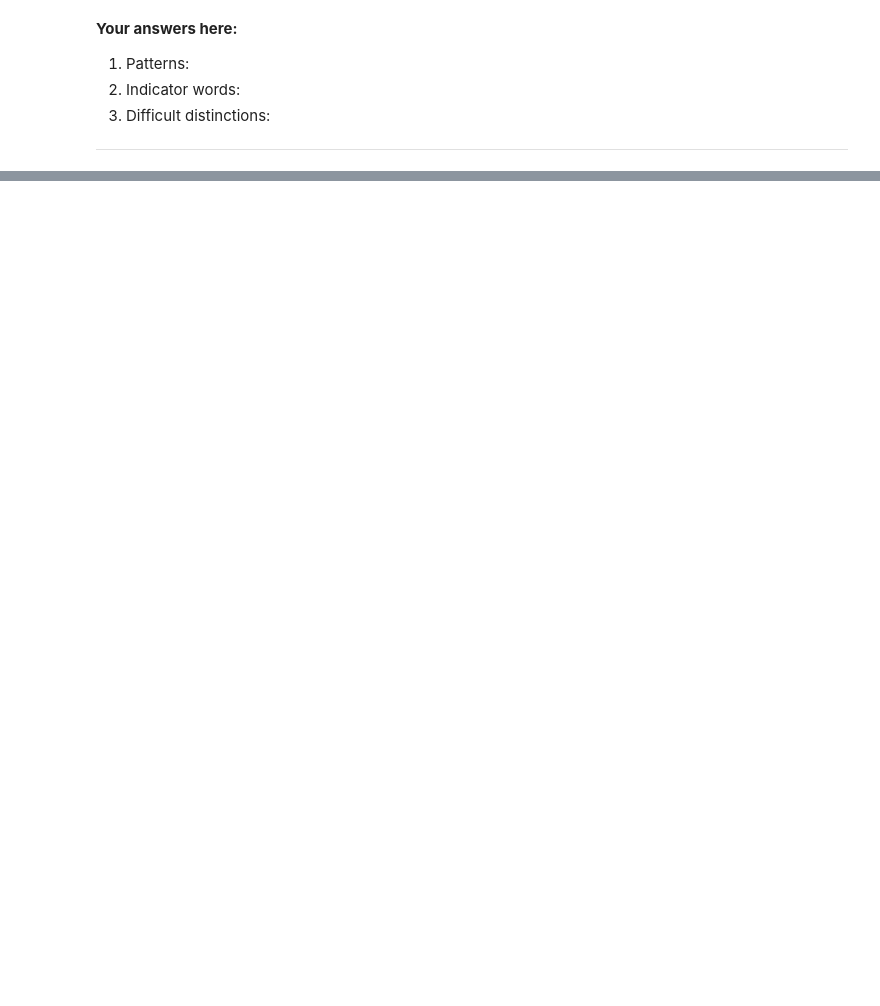
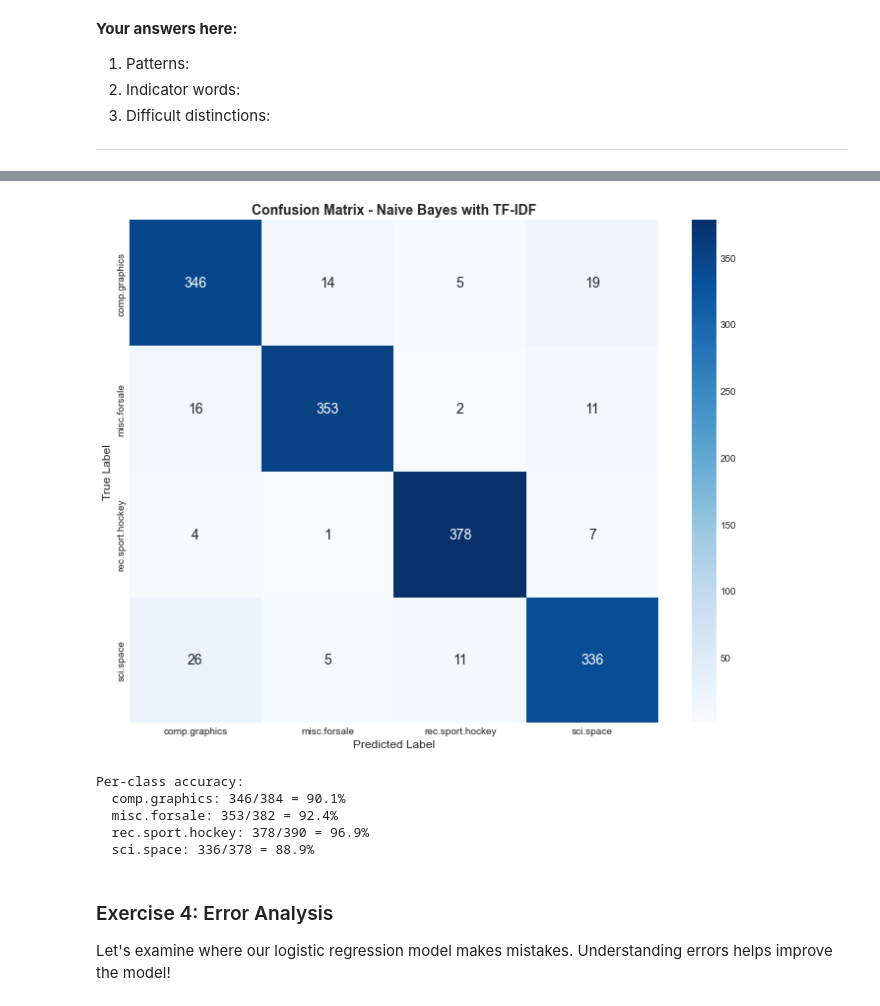
Before and after one commit to ContextLab/llm-course, a Jupyter notebook: slides/week2/xhour_classification_demo.ipynb, the cells around one changed output, grey strips where cells are left out. Saved outputs shown, nothing was run; the diff lists cells and outputs as text; code cells hidden in the pictures; blank space fills up the shorter version.

```diff
--- a/slides/week2/xhour_classification_demo.ipynb
+++ b/slides/week2/xhour_classification_demo.ipynb
@@ -741,0 +801,32 @@ We'll explore **word embeddings** - dense, semantic representations that capture
+# %%
+# Confusion matrix for best model (Naive Bayes with TF-IDF)
+cm = confusion_matrix(test_data.target, y_pred_nb_tfidf)
+
+fig, ax = plt.subplots(figsize=(10, 8))
+sns.heatmap(cm, annot=True, fmt='d', cmap='Blues',
+            xticklabels=test_data.target_names,
+            yticklabels=test_data.target_names,
+            ax=ax, annot_kws={'size': 14})
+ax.set_xlabel('Predicted Label', fontsize=12)
+ax.set_ylabel('True Label', fontsize=12)
+ax.set_title('Confusion Matrix - Naive Bayes with TF-IDF', fontsize=14, fontweight='bold')
+plt.tight_layout()
+plt.show()
+
+# Calculate per-class accuracy
+print("\nPer-class accuracy:")
+for i, name in enumerate(test_data.target_names):
+    class_total = cm[i].sum()
+    class_correct = cm[i, i]
+    print(f"  {name}: {class_correct}/{class_total} = {class_correct/class_total:.1%}")
+# %% [output]
+[figure, added]
+Per-class accuracy:
+  comp.graphics: 346/384 = 90.1%
+  misc.forsale: 353/382 = 92.4%
+  rec.sport.hockey: 378/390 = 96.9%
+  sci.space: 336/378 = 88.9%
+# %% [markdown]
+### Exercise 4: Error Analysis
+
+Let's examine where our logistic regression model makes mistakes. Understanding errors helps improve the model!
```
Also changed, not shown: parts of 91 cells of this notebook, 4 other files.
